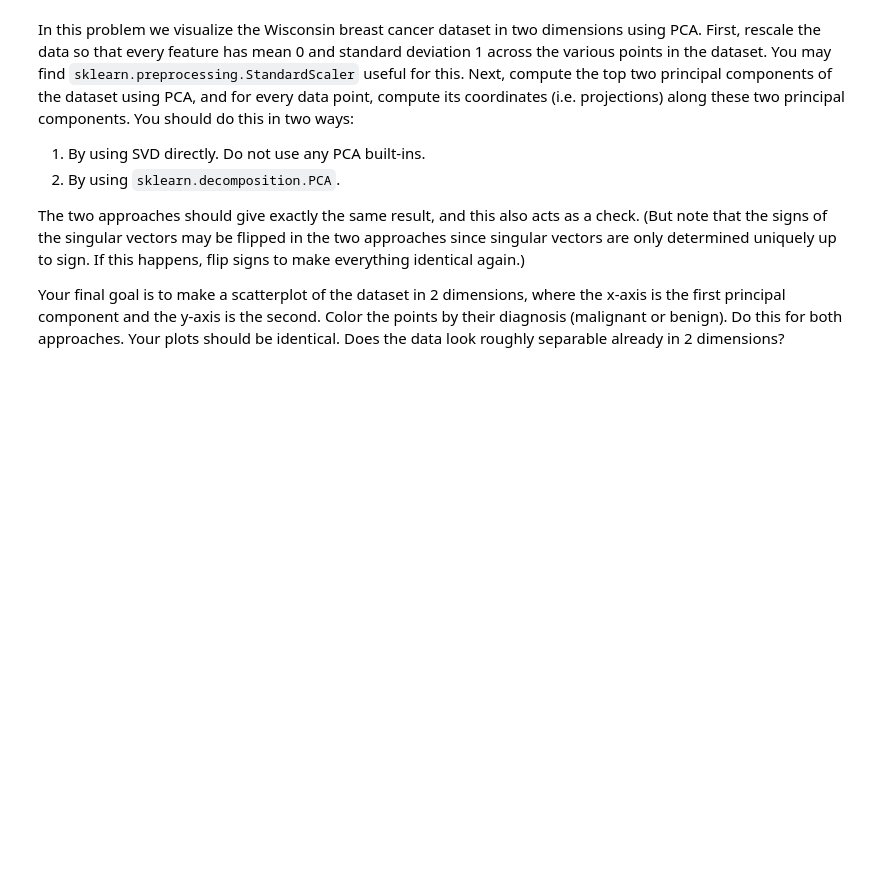
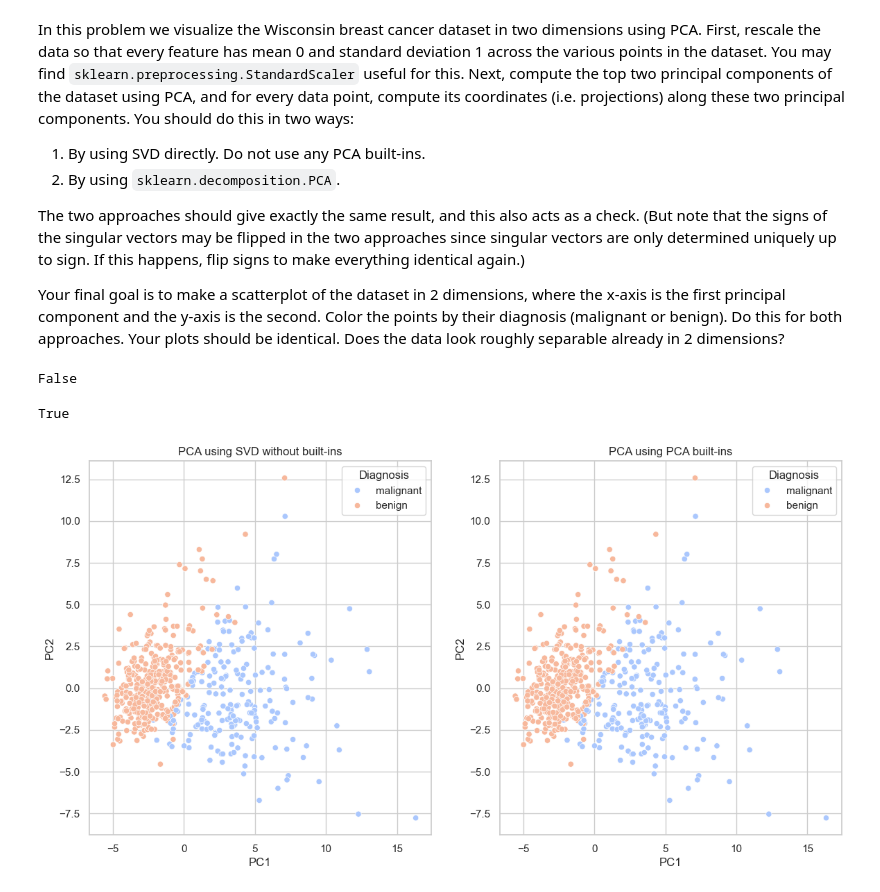
Before and after one commit to D-Becks/DSC_391L_Machine_Learning, a Jupyter notebook: Homework_3/hw3_programming_base_notebook.ipynb, the cells around one changed output. Saved outputs shown, nothing was run; the diff lists cells and outputs as text; code cells hidden in the pictures; blank space fills up the shorter version.

```diff
--- a/Homework_3/hw3_programming_base_notebook.ipynb
+++ b/Homework_3/hw3_programming_base_notebook.ipynb
@@ -114,0 +132,47 @@ cancer = datasets.load_breast_cancer()
+# %%
+# (b) Compute top two principal components using sklearn.decomposition.PCA
+pca = PCA(n_components=2)
+X_pca = pca.fit_transform(X_transform)
+# %%
+np.array_equal(np.round(X_svd_pca, 5).flatten(), np.round(X_pca, 5).flatten())
+# %% [output]
+False
+# %%
+np.array_equal(np.round(X_svd_pca, 5).flatten(), np.round(-X_pca, 5).flatten())
+# %% [output]
+True
+# %%
+X_svd_pca = -X_svd_pca
+# %%
+# Map target values to 'malignant' and 'benign'
+target_names = np.array(['malignant', 'benign'])
+y_mapped = target_names[y]
+# %%
+# Create a DataFrame for plotting
+df_svd = pd.DataFrame(X_svd_pca, columns=['PC1', 'PC2'])
+df_svd['Diagnosis'] = y_mapped
+
+df_pca = pd.DataFrame(X_pca, columns=['PC1', 'PC2'])
+df_pca['Diagnosis'] = y_mapped
+# %%
+# Plotting the results
+sns.set(style="whitegrid")
+plt.figure(figsize=(14, 7))
+
+# Plot the results from SVD directly
+plt.subplot(1, 2, 1)
+sns.scatterplot(x='PC1', y='PC2', hue='Diagnosis', palette="coolwarm", data=df_svd, legend="full")
+plt.title('PCA using SVD without built-ins')
+plt.xlabel('PC1')
+plt.ylabel('PC2')
+
+# Plot the results from sklearn PCA built-in
+plt.subplot(1, 2, 2)
+sns.scatterplot(x='PC1', y='PC2', hue='Diagnosis', palette="coolwarm", data=df_pca, legend="full")
+plt.title('PCA using PCA built-ins')
+plt.xlabel('PC1')
+plt.ylabel('PC2')
+
+plt.show()
+# %% [output]
+[figure, added]
```
Also changed, not shown: parts of 6 cells of this notebook.
